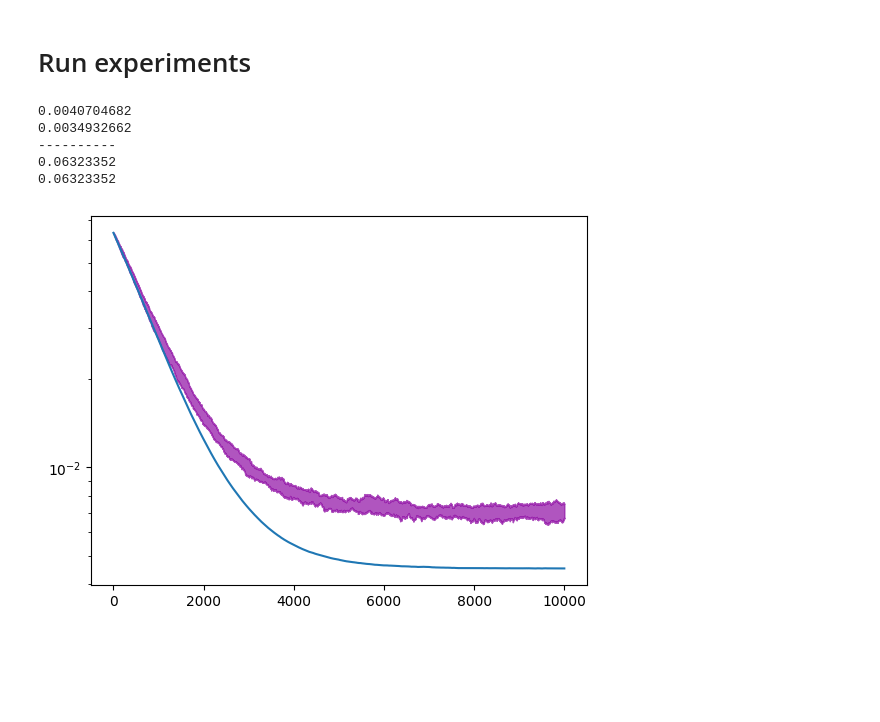
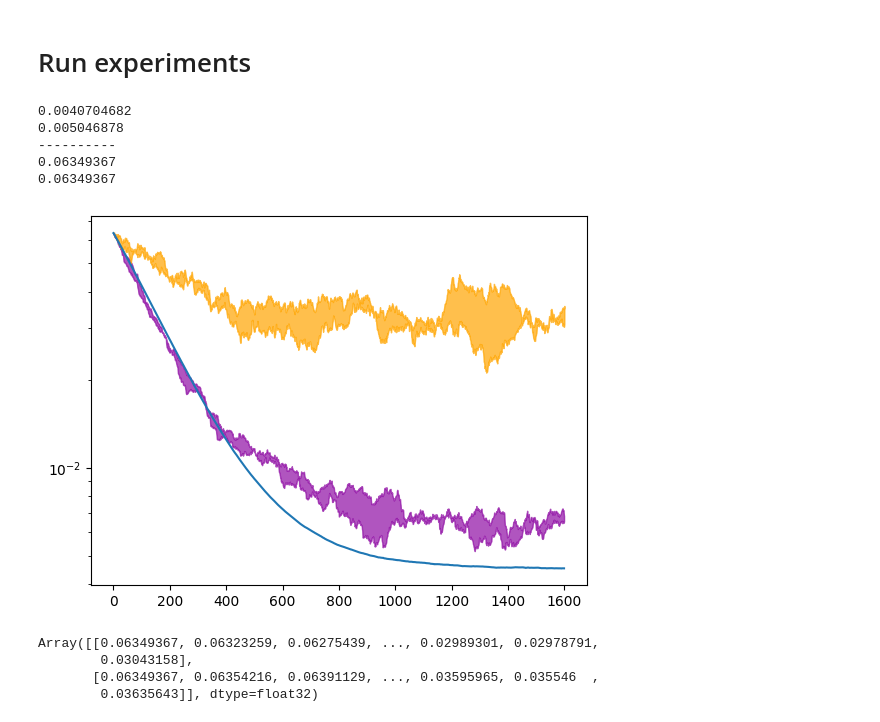
Before and after one commit to nmarzz/adam, a Jupyter notebook: adam_scratch.ipynb, the cells around one changed output. Saved outputs shown, nothing was run; the diff lists cells and outputs as text; code cells hidden in the pictures; blank space fills up the shorter version.

```diff
--- a/adam_scratch.ipynb
+++ b/adam_scratch.ipynb
@@ -189,8 +272,8 @@ def one_pass_adam(quadratic, grad_function, K, data, targets, params0, optimal_p
 # Run experiments
 # %%
 ## Set hyperparameters
-d = 2000
-T = 10
+d = 200
+T = 8
 n = int(T * d)
 
 
@@ -217,12 +300,21 @@ K = jnp.diag(jnp.linspace(0.01, 1.5, d))
 # K = np.eye(d)
 Kbar = jnp.sqrt(K)
 # %%
-num_runs = 20
+num_runs = 2
 run_data = []
 Vs_data = []
 
+@jax.jit
+def f_linreg(r):
+    r1 = r[:,0]
+    r2 = r[:,1]
+    return r1 - r2
+
 def grad_linreg(theta, data, target):
     return (jnp.inner(data, theta) - target) * data
+
+sde_vals_all_linreg = []
+
 
 seed = np.random.randint(100)
 key = jax.random.key(seed)
@@ -236,10 +328,16 @@ for i in tqdm(range(num_runs)):
     targets = data @ xstar - eps
 
     adam_risk, adam_time = one_pass_adam(risk, grad_linreg, K, data, targets, x0, xstar,lrk,beta1,beta2)
+    key = jax.random.PRNGKey(np.random.randint(0, 10000))
+
+    sde_vals, sde_times = adam_sde_diag(risk, f_linreg, T, lr, K, Kbar, beta2, x0, xstar, d, key=key)
     # Vs_data.append(Vs)
     run_data.append(adam_risk)
+    sde_vals_all_linreg.append(sde_vals)
 
 
+
+sde_vals_all_linreg = jnp.array(sde_vals_all_linreg)  # Shape: (num_runs, num_steps)
 run_data = jnp.array(run_data)
 # Vs_data = jnp.array(Vs_data)
 adam_risk, ode_time, ode_Pbetas = adam_ode(K, Kbar, T, x0, xstar, lr, beta2, noise_std)
@@ -254,34 +352,46 @@ ode_color = plt.get_cmap(cmap)(1)
 
 #### Compute the quantiles
 confidence = 0.8
 q_low = (1-confidence)/2
 q_high = 1/2 + confidence/2
 
 adam_low = np.quantile(run_data,q_low,axis = 0)
 adam_high = np.quantile(run_data,q_high,axis = 0)
 
+sde_low = np.quantile(sde_vals_all_linreg,q_low,axis = 0)
+sde_high = np.quantile(sde_vals_all_linreg,q_high,axis = 0)
+
 # plt.yscale('log')
 # plt.xscale('log')
 
 # print(adam_high[-1])
 # print(adam_high[100])
 # print(adam_high[200])
 
 plt.yscale('log')
 
 print(0.0040704682)
 print(np.max(adam_high - adam_low))
 print('-' * 10)
 print(adam_low[0])
 print(adam_risk[0])
+
 plt.fill_between(adam_time, adam_low, adam_high, color= sgd_color, alpha=0.7)
+plt.fill_between(sde_times * d, sde_low, sde_high, color= 'orange', alpha=0.7)
 plt.plot(ode_time * d, adam_risk)
 # plt.xlim([0,200])
 plt.show()
 # %% [output]
 0.0040704682
-0.0034932662
+0.005046878
 ----------
-0.06323352
-0.06323352
+0.06349367
+0.06349367
-[figure, old version]
+[figure, new version]
+# %%
+sde_vals_all_linreg
+# %% [output]
+Array([[0.06349367, 0.06323259, 0.06275439, ..., 0.02989301, 0.02978791,
+        0.03043158],
+       [0.06349367, 0.06354216, 0.06391129, ..., 0.03595965, 0.035546  ,
+        0.03635643]], dtype=float32)
```
Also changed, not shown: parts of 2 cells of this notebook, 2 other files.
